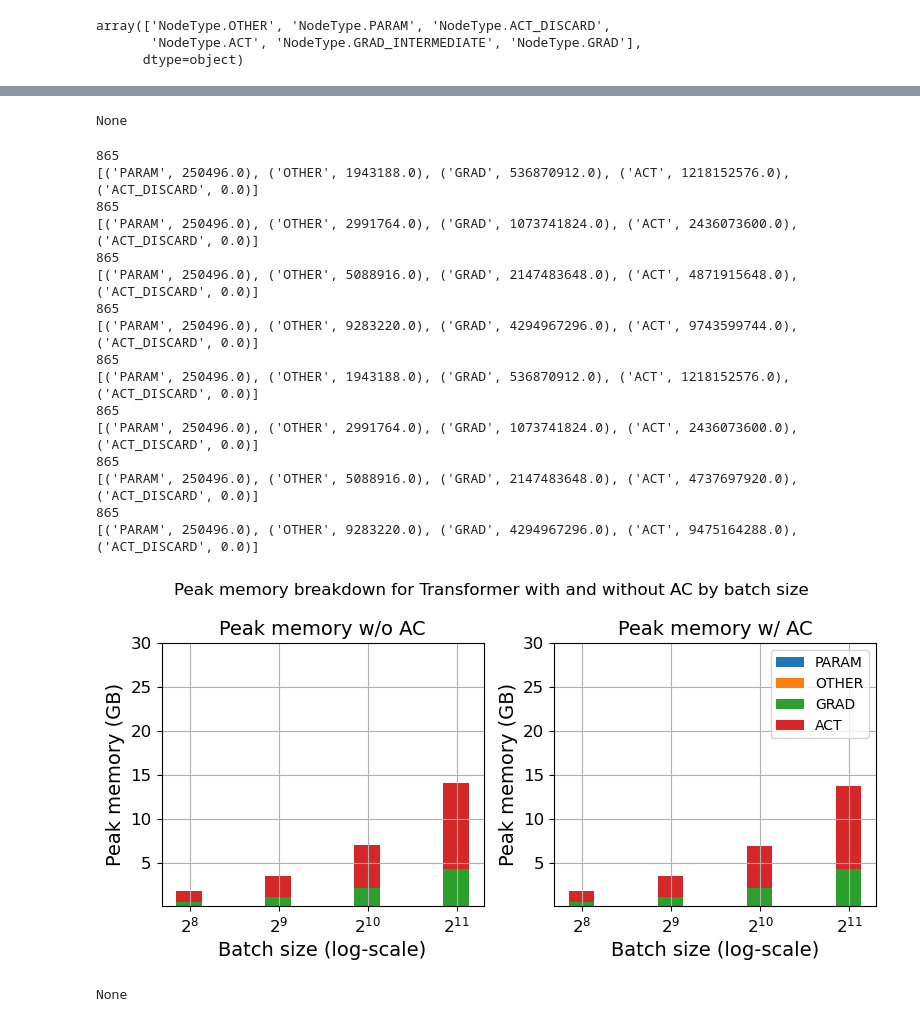
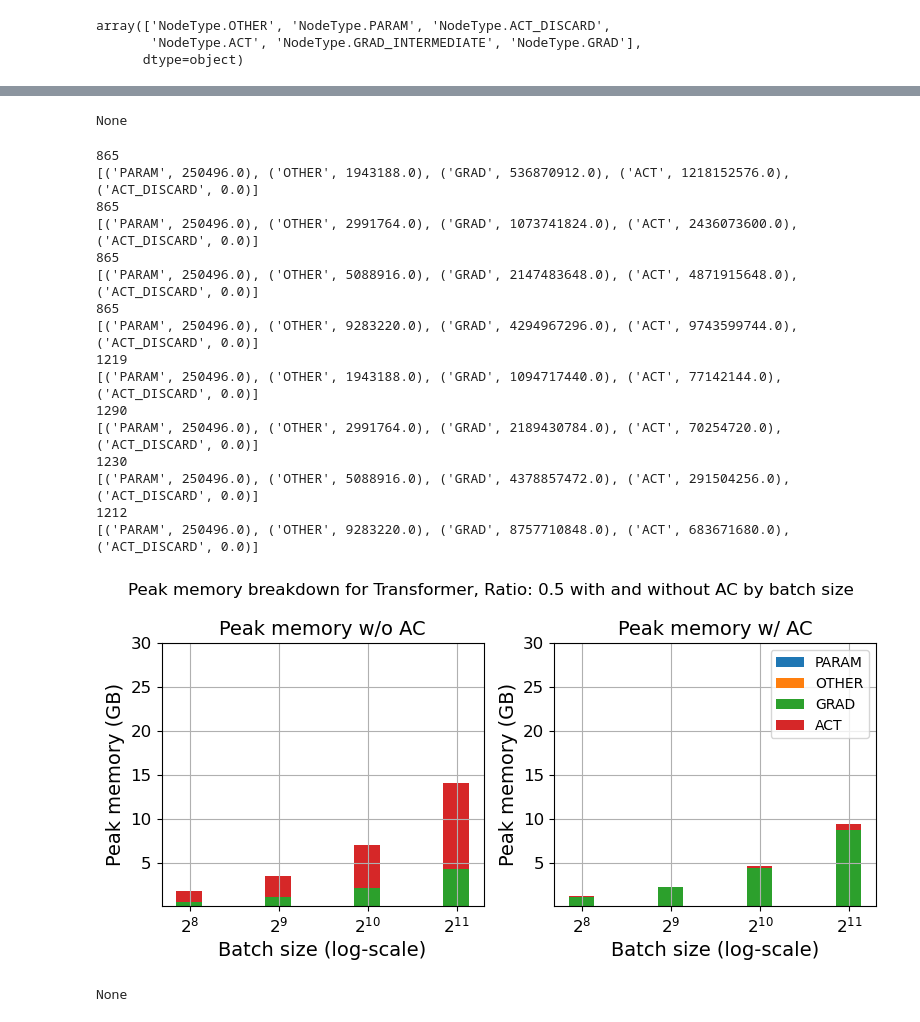
Before and after one commit to keremdayi2/CS265-mlsys-project, a Jupyter notebook: analysis.ipynb, the cells around one changed output, grey strips where cells are left out. Cells and saved outputs as stored; diff of their text form; code cells hidden in the pictures.

```diff
--- a/analysis.ipynb
+++ b/analysis.ipynb
@@ -50,38 +50,3 @@ model: Transformer, batch size 2048
 array(['NodeType.OTHER', 'NodeType.PARAM', 'NodeType.ACT_DISCARD',
        'NodeType.ACT', 'NodeType.GRAD_INTERMEDIATE', 'NodeType.GRAD'],
       dtype=object)
-# %%
-def get_memory_decomp(df):
-    memory_usages : Dict[str, np.array] = dict.fromkeys(['PARAM', 'OTHER', 'GRAD','ACT', 'ACT_DISCARD'])
-
-    name_to_rank = {}
-    for _, row in df.iterrows():
-        name_to_rank[row['name']] = row['rank']
-
-    for key in memory_usages.keys():
-        memory_usages[key] = np.zeros(df.shape[0])
-
-        for _, row in df.iterrows():
-            # filter the elements belonging to this type
-            if key not in row['type']:
-                continue
-            elif key == 'ACT' and 'ACT_DISCARD' in row['type']:
-                continue
-
-            start = row['rank']
-            if row['op'] == 'placeholder':
-                start = 0
-                end = df.shape[0]
-            else:
-                end = df.shape[0]
-
-                if not pd.isna(row['last_use']):
-                    end = name_to_rank[row['last_use']]
-
-            memory_usages[key][start:end] += row['size']
-
-    memory_usage = np.zeros_like(memory_usages['ACT'])
-    for key, val in memory_usages.items():
-        memory_usage += val
-
-    return memory_usages, memory_usage
@@ -219,7 +412,7 @@ None
 # %%
 # resnet w/o AC peak memory breakdown
-display(peak_memory_plot(2, mem_ratio=0.8))
-display(peak_memory_plot(0, mem_ratio=0.8))
+display(peak_memory_plot(2, mem_ratio=0.7))
+display(peak_memory_plot(0, mem_ratio=0.5))
 # %% [output]
 1330
 [('PARAM', 102228128.0), ('OTHER', 214303724.0), ('GRAD', 84414368.0), ('ACT', 1313553920.0), ('ACT_DISCARD', 424.0)]
@@ -245,19 +438,19 @@ display(peak_memory_plot(0, mem_ratio=0.8))
 None
 865
 [('PARAM', 250496.0), ('OTHER', 1943188.0), ('GRAD', 536870912.0), ('ACT', 1218152576.0), ('ACT_DISCARD', 0.0)]
 865
 [('PARAM', 250496.0), ('OTHER', 2991764.0), ('GRAD', 1073741824.0), ('ACT', 2436073600.0), ('ACT_DISCARD', 0.0)]
 865
 [('PARAM', 250496.0), ('OTHER', 5088916.0), ('GRAD', 2147483648.0), ('ACT', 4871915648.0), ('ACT_DISCARD', 0.0)]
 865
 [('PARAM', 250496.0), ('OTHER', 9283220.0), ('GRAD', 4294967296.0), ('ACT', 9743599744.0), ('ACT_DISCARD', 0.0)]
-865
-[('PARAM', 250496.0), ('OTHER', 1943188.0), ('GRAD', 536870912.0), ('ACT', 1218152576.0), ('ACT_DISCARD', 0.0)]
-865
-[('PARAM', 250496.0), ('OTHER', 2991764.0), ('GRAD', 1073741824.0), ('ACT', 2436073600.0), ('ACT_DISCARD', 0.0)]
-865
-[('PARAM', 250496.0), ('OTHER', 5088916.0), ('GRAD', 2147483648.0), ('ACT', 4737697920.0), ('ACT_DISCARD', 0.0)]
-865
-[('PARAM', 250496.0), ('OTHER', 9283220.0), ('GRAD', 4294967296.0), ('ACT', 9475164288.0), ('ACT_DISCARD', 0.0)]
+1219
+[('PARAM', 250496.0), ('OTHER', 1943188.0), ('GRAD', 1094717440.0), ('ACT', 77142144.0), ('ACT_DISCARD', 0.0)]
+1290
+[('PARAM', 250496.0), ('OTHER', 2991764.0), ('GRAD', 2189430784.0), ('ACT', 70254720.0), ('ACT_DISCARD', 0.0)]
+1230
+[('PARAM', 250496.0), ('OTHER', 5088916.0), ('GRAD', 4378857472.0), ('ACT', 291504256.0), ('ACT_DISCARD', 0.0)]
+1212
+[('PARAM', 250496.0), ('OTHER', 9283220.0), ('GRAD', 8757710848.0), ('ACT', 683671680.0), ('ACT_DISCARD', 0.0)]
-[figure, old version]
+[figure, new version]
 None
```
Also changed, not shown: parts of 9 cells of this notebook, 48 other files.
